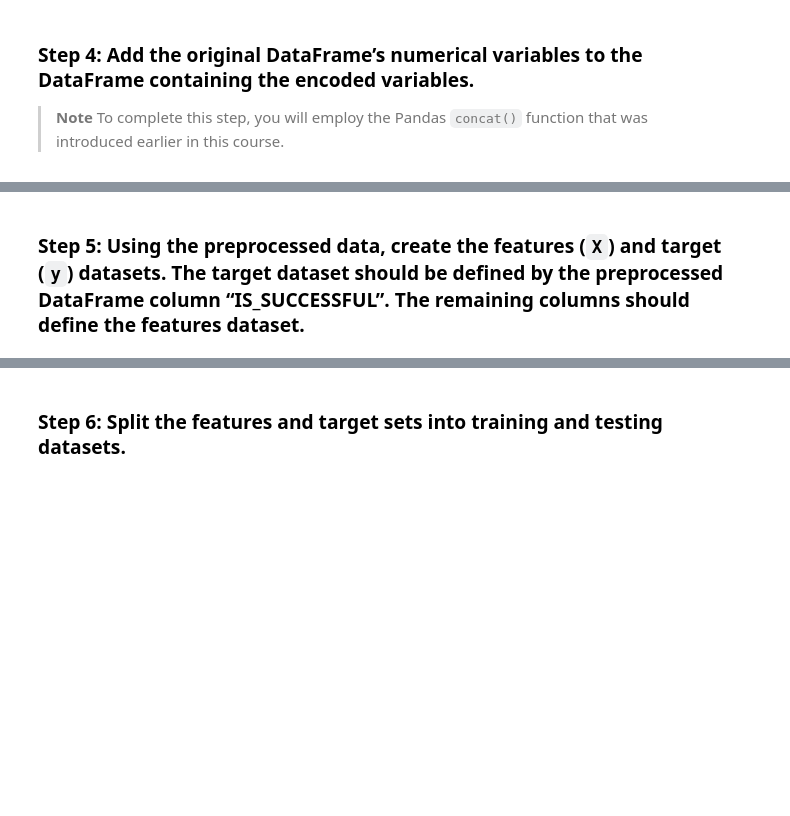
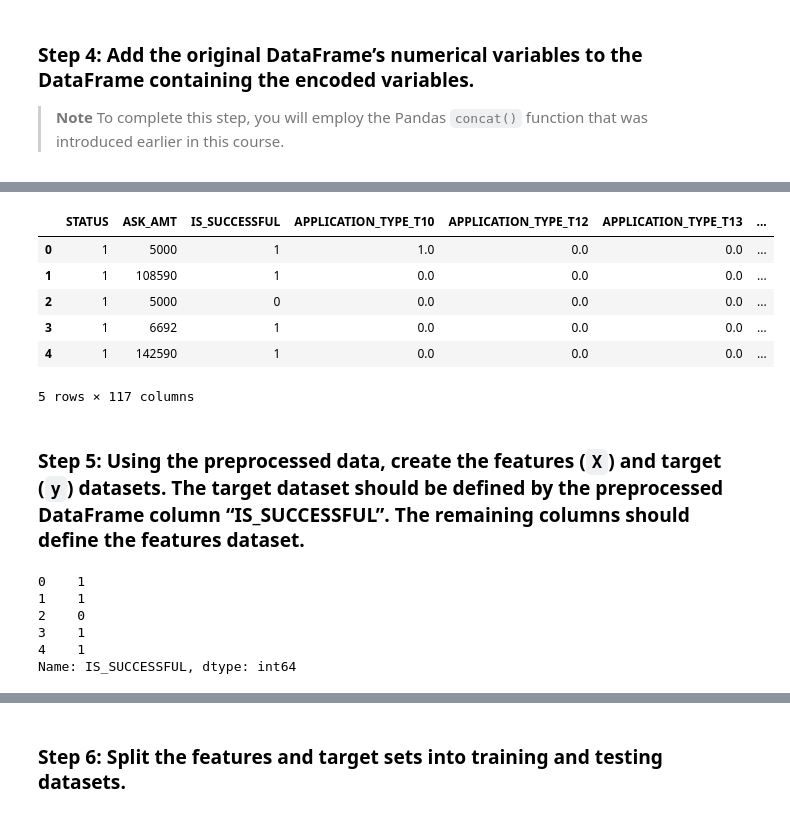
Before and after one commit to alexnovis1/Columbia_Module_13, a Jupyter notebook: venture_funding_with_deep_learning.ipynb, the cells around one changed output, grey strips where cells are left out. Saved outputs shown, nothing was run; the diff lists cells and outputs as text; code cells hidden in the pictures; blank space fills up the shorter version.

```diff
--- a/venture_funding_with_deep_learning.ipynb
+++ b/venture_funding_with_deep_learning.ipynb
@@ -145,7 +145,7 @@ applicant_data_df.head()
 ### Step 3: Encode the dataset’s categorical variables using `OneHotEncoder`, and then place the encoded variables into a new DataFrame.
 # %%
 # Create a list of categorical variables
-categorical_variables = ["APPLICATION_TYPE", "AFFILIATION", "CLASSIFICATION", "USE_CASE", "ORGANIZATION", "INCOME_AMT", "SPECIAL_CONSIDERATIONS"]
+categorical_variables = list(applicant_data_df.dtypes[applicant_data_df.dtypes == 'object'].index)
 
 # Display the categorical variables list
 categorical_variables
@@ -184,3 +184,7 @@ encoded_df.head()
 ### Step 4: Add the original DataFrame’s numerical variables to the DataFrame containing the encoded variables.
 
 > **Note** To complete this step, you will employ the Pandas `concat()` function that was introduced earlier in this course.
+# %%
+numerical_variables_df = applicant_data_df.drop(columns = categorical_variables)
+
+numerical_variables_df.head()
@@ -187,16 +198,38 @@ encoded_df.head()
 # %%
 # Add the numerical variables from the original DataFrame to the one-hot encoding DataFrame
-encoded_df = # YOUR CODE HERE
+
+encoded_new_df = pd.concat(
+    [
+        numerical_variables_df,
+        encoded_df
+    ],
+    axis=1
+)
 
 # Review the Dataframe
-# YOUR CODE HERE
+encoded_new_df.head()
+# %% [output]
+|  | STATUS | ASK_AMT | IS_SUCCESSFUL | APPLICATION_TYPE_T10 | APPLICATION_TYPE_T12 | APPLICATION_TYPE_T13 | ... |
+| 0 | 1 | 5000 | 1 | 1.0 | 0.0 | 0.0 | ... |
+| 1 | 1 | 108590 | 1 | 0.0 | 0.0 | 0.0 | ... |
+| 2 | 1 | 5000 | 0 | 0.0 | 0.0 | 0.0 | ... |
+| 3 | 1 | 6692 | 1 | 0.0 | 0.0 | 0.0 | ... |
+| 4 | 1 | 142590 | 1 | 0.0 | 0.0 | 0.0 | ... |
+5 rows × 117 columns
 # %% [markdown]
 ### Step 5: Using the preprocessed data, create the features (`X`) and target (`y`) datasets. The target dataset should be defined by the preprocessed DataFrame column “IS_SUCCESSFUL”. The remaining columns should define the features dataset.
 # %%
 # Define the target set y using the IS_SUCCESSFUL column
-y = # YOUR CODE HERE
+y = encoded_new_df["IS_SUCCESSFUL"]
 
 # Display a sample of y
-# YOUR CODE HERE
+y[:5]
+# %% [output]
+0    1
+1    1
+2    0
+3    1
+4    1
+Name: IS_SUCCESSFUL, dtype: int64
 # %%
 # Define features set X by selecting all columns but IS_SUCCESSFUL
```
Also changed, not shown: parts of 15 cells of this notebook.
